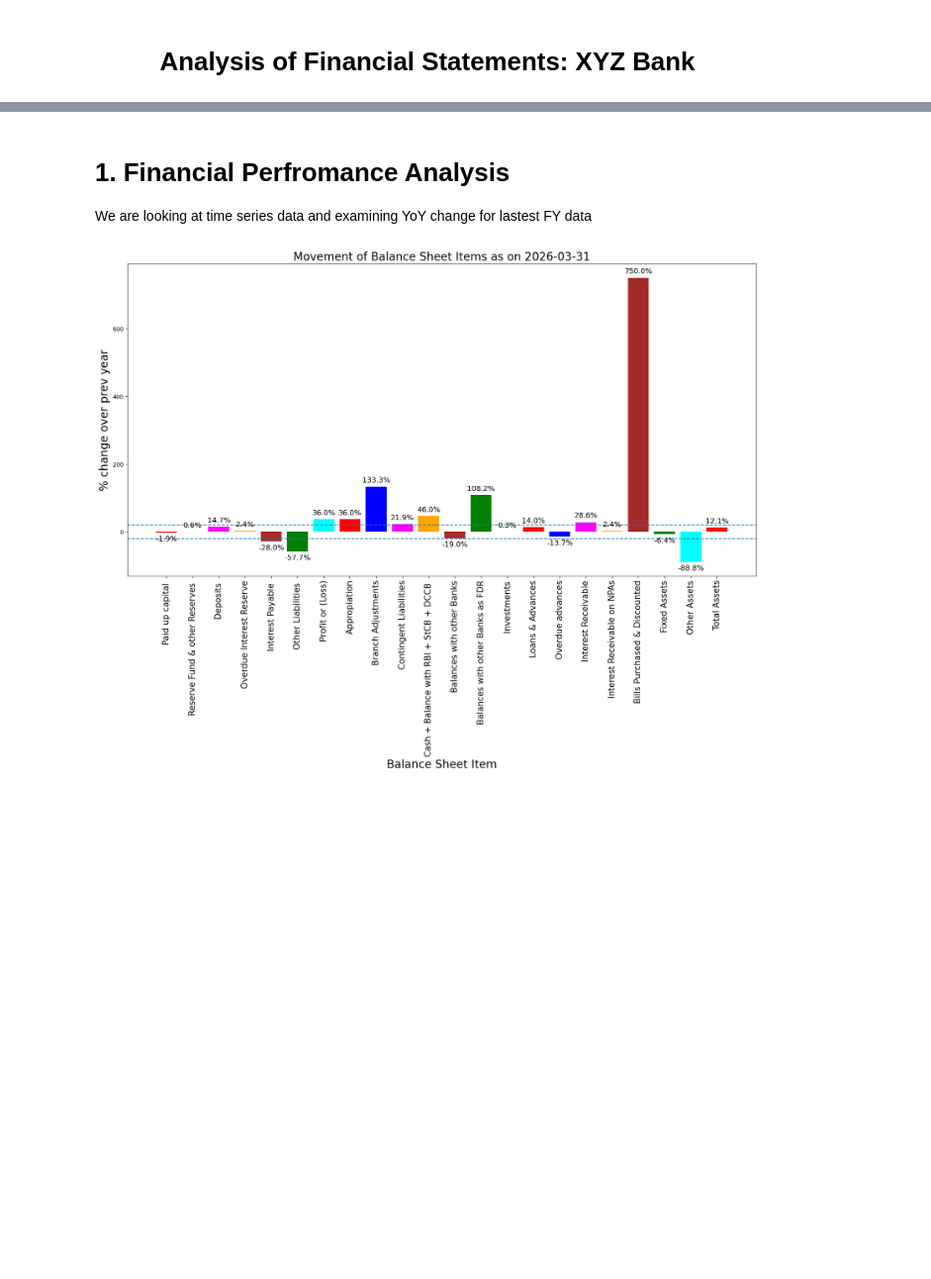
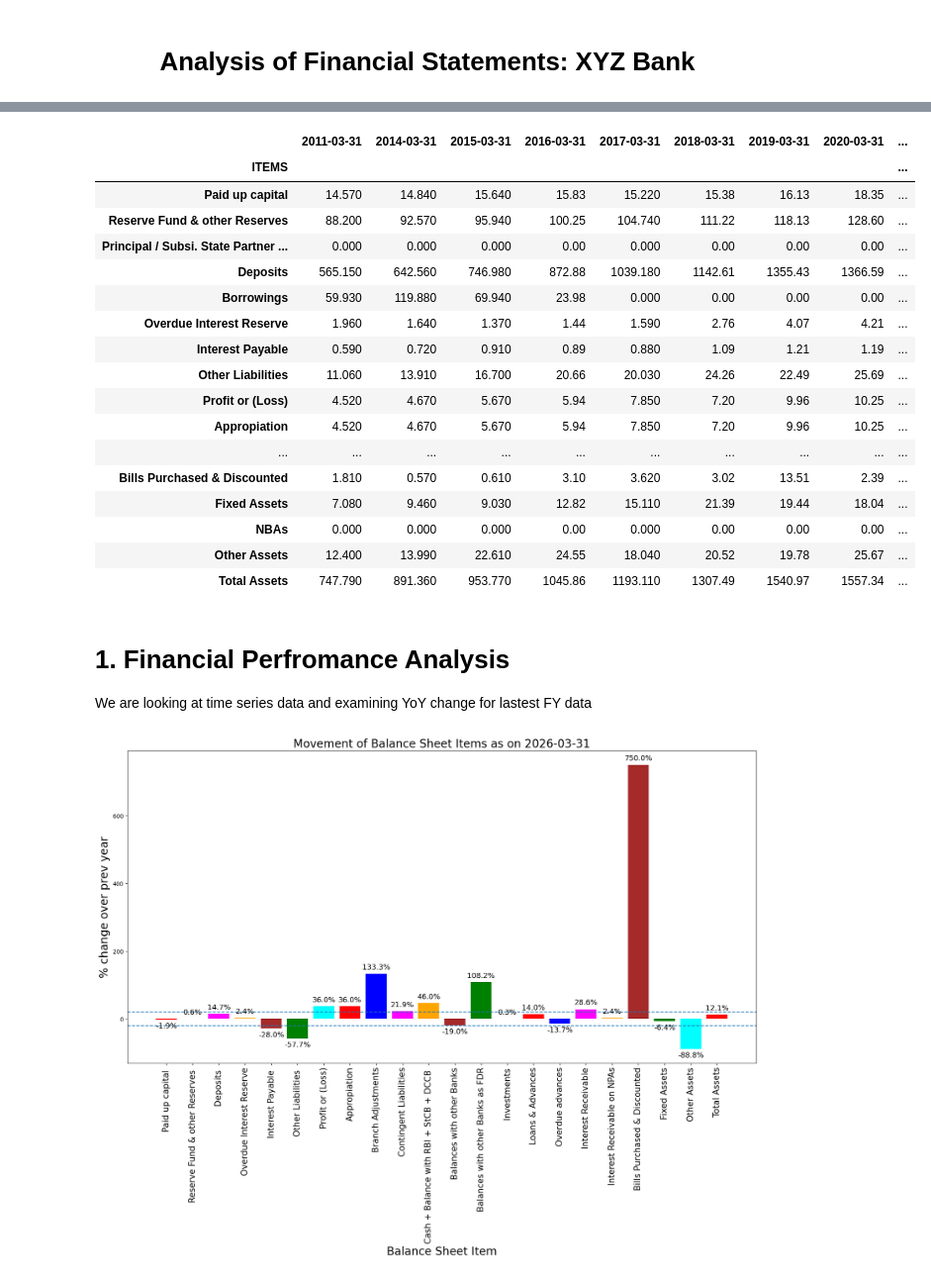
Before and after one commit to AshutoshJaiswal11/sharing_for_learning, a Jupyter notebook: Financial_Analysis_CBSL1.ipynb, the cells around one changed output, grey strips where cells are left out. Shown at 99% size. Drawn from its saved outputs; the diff is of its cells as text; code cells hidden in the pictures; blank space fills up the shorter version.

```diff
--- a/Financial_Analysis_CBSL1.ipynb
+++ b/Financial_Analysis_CBSL1.ipynb
@@ -41,3 +62,24 @@ Latest FY data: 2026-03-31
+# %%
+df2
+# %% [output]
+|  | 2011-03-31 | 2014-03-31 | 2015-03-31 | 2016-03-31 | 2017-03-31 | 2018-03-31 | 2019-03-31 | 2020-03-31 | ... |
+| ITEMS |  |  |  |  |  |  |  |  | ... |
+| Paid up capital | 14.570 | 14.840 | 15.640 | 15.83 | 15.220 | 15.38 | 16.13 | 18.35 | ... |
+| Reserve Fund & other Reserves | 88.200 | 92.570 | 95.940 | 100.25 | 104.740 | 111.22 | 118.13 | 128.60 | ... |
+| Principal / Subsi. State Partner ... | 0.000 | 0.000 | 0.000 | 0.00 | 0.000 | 0.00 | 0.00 | 0.00 | ... |
+| Deposits | 565.150 | 642.560 | 746.980 | 872.88 | 1039.180 | 1142.61 | 1355.43 | 1366.59 | ... |
+| Borrowings | 59.930 | 119.880 | 69.940 | 23.98 | 0.000 | 0.00 | 0.00 | 0.00 | ... |
+| Overdue Interest Reserve | 1.960 | 1.640 | 1.370 | 1.44 | 1.590 | 2.76 | 4.07 | 4.21 | ... |
+| Interest Payable | 0.590 | 0.720 | 0.910 | 0.89 | 0.880 | 1.09 | 1.21 | 1.19 | ... |
+| Other Liabilities | 11.060 | 13.910 | 16.700 | 20.66 | 20.030 | 24.26 | 22.49 | 25.69 | ... |
+| Profit or (Loss) | 4.520 | 4.670 | 5.670 | 5.94 | 7.850 | 7.20 | 9.96 | 10.25 | ... |
+| Appropiation | 4.520 | 4.670 | 5.670 | 5.94 | 7.850 | 7.20 | 9.96 | 10.25 | ... |
+| ... | ... | ... | ... | ... | ... | ... | ... | ... | ... |
+| Bills Purchased & Discounted | 1.810 | 0.570 | 0.610 | 3.10 | 3.620 | 3.02 | 13.51 | 2.39 | ... |
+| Fixed Assets | 7.080 | 9.460 | 9.030 | 12.82 | 15.110 | 21.39 | 19.44 | 18.04 | ... |
+| NBAs | 0.000 | 0.000 | 0.000 | 0.00 | 0.000 | 0.00 | 0.00 | 0.00 | ... |
+| Other Assets | 12.400 | 13.990 | 22.610 | 24.55 | 18.040 | 20.52 | 19.78 | 25.67 | ... |
+| Total Assets | 747.790 | 891.360 | 953.770 | 1045.86 | 1193.110 | 1307.49 | 1540.97 | 1557.34 | ... |
 # %% [markdown]
 # 1. Financial Perfromance Analysis
 
```
Also changed, not shown: parts of 9 cells of this notebook.
